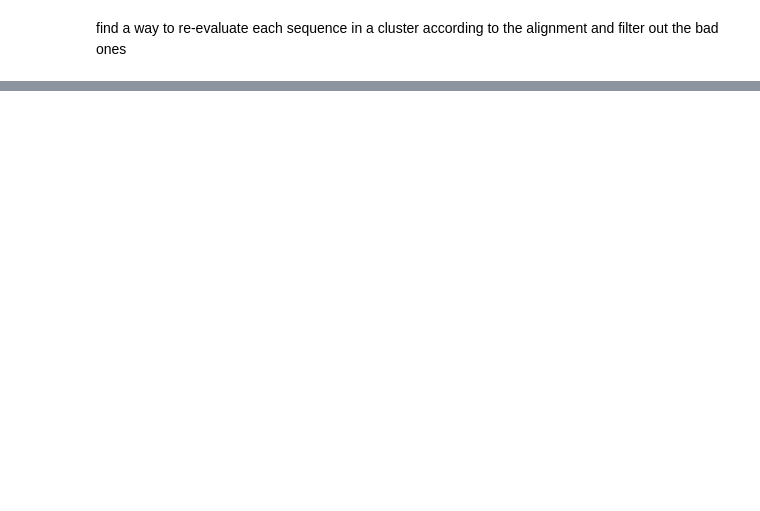
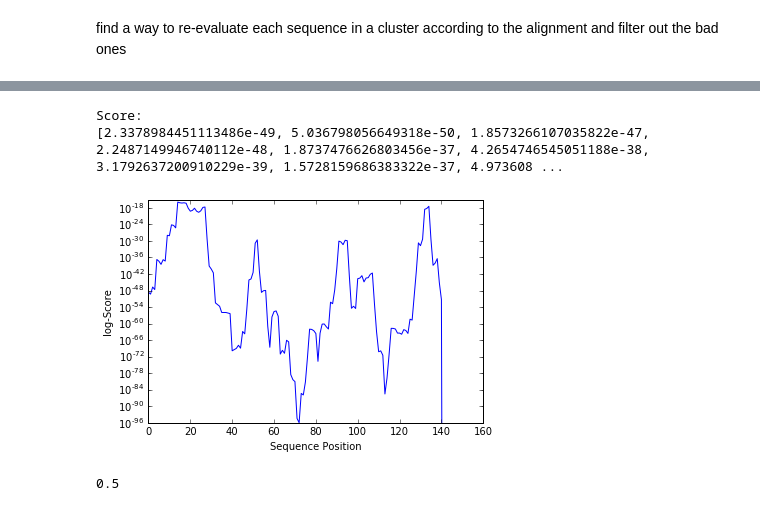
Before and after one commit to fabriziocosta/pyMotif, a Jupyter notebook: Motif extraction comparison.ipynb, the cells around one changed output, grey strips where cells are left out. Drawn from its saved outputs; the diff is of its cells as text; code cells hidden in the pictures; blank space fills up the shorter version.

```diff
--- a/Motif extraction comparison.ipynb
+++ b/Motif extraction comparison.ipynb
@@ -218,0 +278,6 @@ find a way to re-evaluate each sequence in a cluster according to the alignment
+# %%
+input_motif = tool.original_motives_list[0]
+headers, instances = [list(x) for x in zip(*input_motif)]
+lengths = [len(instances[i]) for i in range(len(instances))]
+max_len = max(lengths)
+print max_len
@@ -218,0 +286,4 @@ find a way to re-evaluate each sequence in a cluster according to the alignment
+# %%
+states = [str(i + 1) for i in range(max_len)]
+print states
+alphabet = 'ACGT'
@@ -218,0 +292,6 @@ find a way to re-evaluate each sequence in a cluster according to the alignment
+# %%
+%%time
+from Bio import MarkovModel
+mm = MarkovModel.train_bw(states=states,
+                          alphabet=alphabet,
+                          training_data=instances)
@@ -218,0 +301,33 @@ find a way to re-evaluate each sequence in a cluster according to the alignment
+# %%
+seq = seqs[0][1]
+score = list()
+for i in range(len(seq) - max_len + 1):
+    seq_segment = seq[i:i + max_len - 1]
+    result = MarkovModel.find_states(mm, seq_segment)
+    score.append(result[0][1])
+
+for i in range(len(seq) - len(score)):
+    score.append(0)
+
+print 'Score:'
+print score
+# %% [output]
+Score:
+[2.3378984451113486e-49, 5.036798056649318e-50, 1.8573266107035822e-47, 2.2487149946740112e-48, 1.8737476626803456e-37, 4.2654746545051188e-38, 3.1792637200910229e-39, 1.5728159686383322e-37, 4.973608 ...
+# %%
+import matplotlib.pyplot as plt
+plt.plot(score)
+plt.xlabel('Sequence Position')
+plt.ylabel('log-Score')
+plt.yscale('log')
+plt.show()
+# %% [output]
+[figure, added]
+# %%
+from sklearn.metrics import roc_auc_score
+
+true_score = [int(x) for x in binary_seqs[0][1]]
+roc_score = roc_auc_score(true_score, score)
+print roc_score
+# %% [output]
+0.5
```
Also changed, not shown: parts of 14 cells of this notebook, 3 other files.
